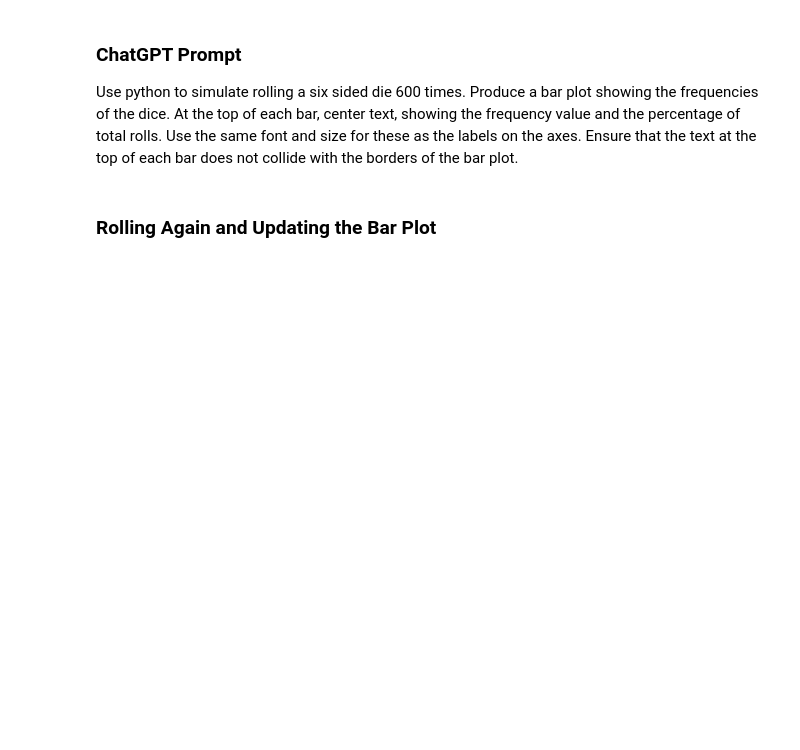
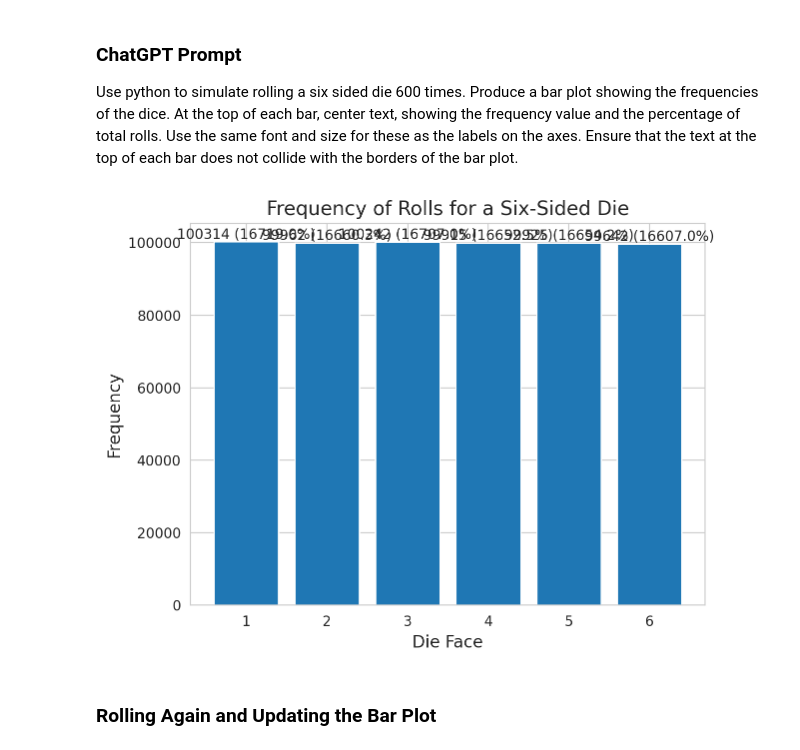
Before and after one commit to rodmxw11/PythonFullThrottle, a Jupyter notebook: PythonFullThrottle/ch05/Ch05.ipynb, the cells around one changed output. Cells and saved outputs as stored; diff of their text form; code cells hidden in the pictures; blank space fills up the shorter version.

```diff
--- a/PythonFullThrottle/ch05/Ch05.ipynb
+++ b/PythonFullThrottle/ch05/Ch05.ipynb
@@ -835,6 +951,42 @@ plt.show()
 # %% [markdown]
 ### ChatGPT Prompt
 Use python to simulate rolling a six sided die 600 times. Produce a bar plot showing the frequencies of the dice. At the top of each bar, center text, showing the frequency value and the percentage of total rolls. Use the same font and size for these as the labels on the axes. Ensure that the text at the top of each bar does not collide with the borders of the bar plot.
+# %%
+import matplotlib.pyplot as plt
+import numpy as np
+
+# Simulate rolling a six-sided die 600 times
+rolls = np.random.randint(1, 7, size=600_000)
+
+# Count frequencies of each die face
+frequencies = [np.sum(rolls == i) for i in range(1, 7)]
+
+# Calculate percentages
+percentages = [f / 600 * 100 for f in frequencies]
+
+# Create bar plot
+fig, ax = plt.subplots()
+bars = ax.bar(range(1, 7), frequencies)
+
+# Add labels to the bars
+for bar, frequency, percentage in zip(bars, frequencies, percentages):
+    height = bar.get_height()
+    ax.text(
+        bar.get_x() + bar.get_width() / 2, height + 5,
+        f"{frequency} ({percentage:.1f}%)",
+        ha='center', va='bottom', fontsize=10
+    )
+
+# Set labels and title
+ax.set_xlabel('Die Face', fontsize=12)
+ax.set_ylabel('Frequency', fontsize=12)
+ax.set_title('Frequency of Rolls for a Six-Sided Die', fontsize=14)
+
+# Display the plot
+plt.tight_layout()
+plt.show()
+# %% [output]
+[figure, added]
 # %% [markdown]
 ### Rolling Again and Updating the Bar Plot
 # %%
```
Also changed, not shown: parts of 44 cells of this notebook, 11 other files.
